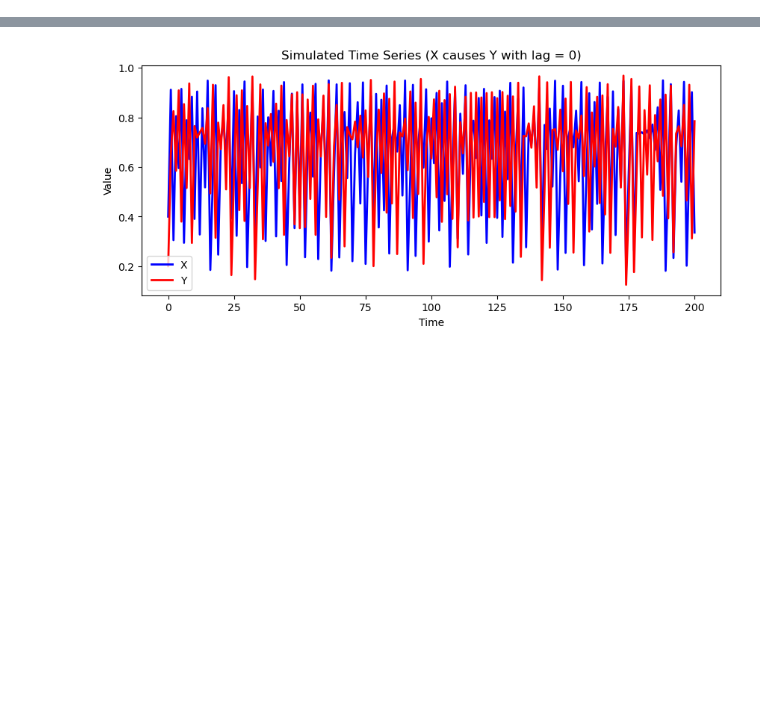
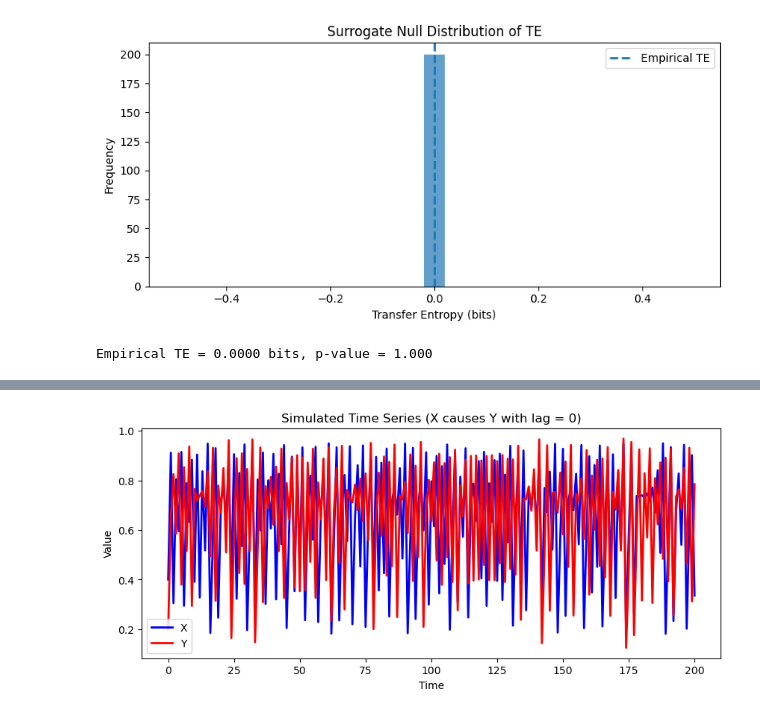
Before and after one commit to Peisong-Zheng/bipolar_seesaw_CCM, a Jupyter notebook: syn_test.ipynb, the cells around one changed output, grey strips where cells are left out. Saved outputs shown, nothing was run; the diff lists cells and outputs as text; code cells hidden in the pictures; blank space fills up the shorter version.

```diff
--- a/syn_test.ipynb
+++ b/syn_test.ipynb
@@ -0,0 +160,20 @@
+# %%
+
+n = 1000
+t = np.linspace(0, 1, n)
+sine_signal = np.sin(6 * np.pi * t)
+# Irregular square wave
+signal_sq = []
+state = 0
+while len(signal_sq) < n:
+    dur = np.random.randint(1, 101)
+    signal_sq.extend([state] * dur)
+signal_sq = np.array(signal_sq[:n])
+
+te_val, p_val, surr = transfer_entropy_with_significance(
+    sine_signal, signal_sq, nbins_x=8, nbins_y=2, k=1, n_surr=200, random_state=42
+)
+print(f"Empirical TE = {te_val:.4f} bits, p-value = {p_val:.3f}")
+# %% [output]
+[figure, added]
+Empirical TE = 0.0000 bits, p-value = 1.000
```
Also changed, not shown: parts of 3 cells of this notebook.
